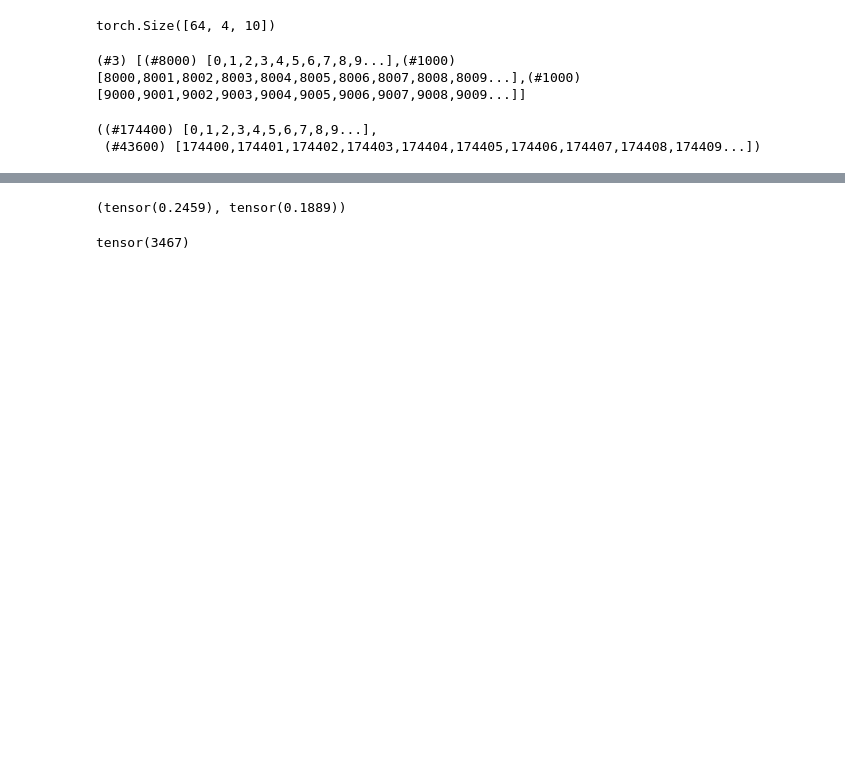
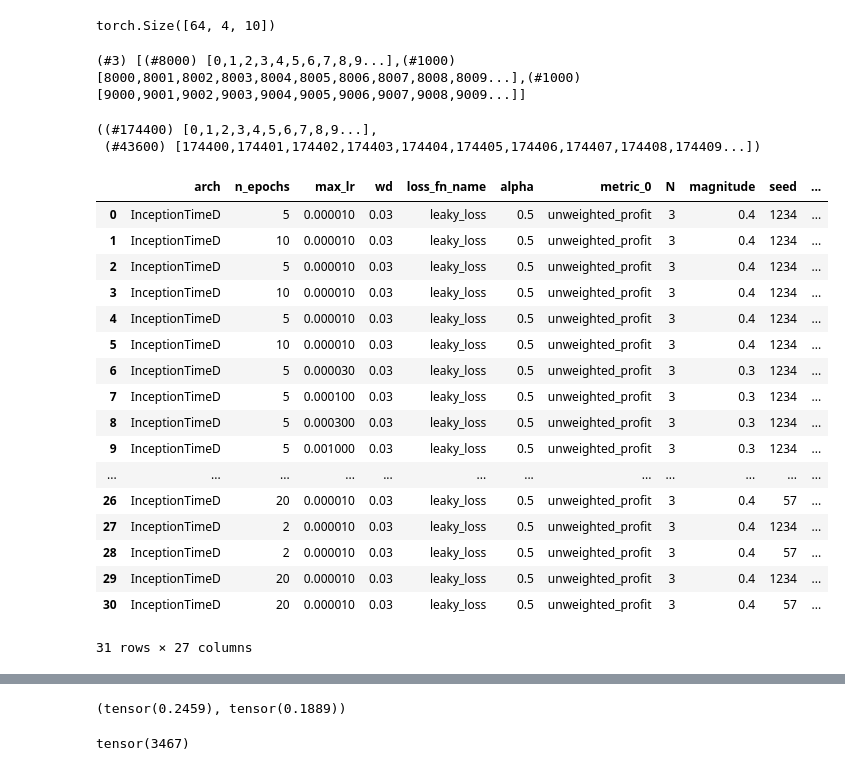
Before and after one commit to Takezo87/torchtools, a Jupyter notebook: _201_exploratory.ipynb, the cells around one changed output, grey strips where cells are left out. Saved outputs shown, nothing was run; the diff lists cells and outputs as text; code cells hidden in the pictures; blank space fills up the shorter version.

```diff
--- a/_201_exploratory.ipynb
+++ b/_201_exploratory.ipynb
@@ -577,6 +566,27 @@ hypers = {'n_epochs': [5], 'max_lr':[1e-5]}
 ###temp test
 df_results_fn='results_script.csv'
 df_results=pd.read_csv(Path('./experiments/results')/df_results_fn)
+# %%
+df_results
+# %% [output]
+|  | arch | n_epochs | max_lr | wd | loss_fn_name | alpha | metric_0 | N | magnitude | seed | ... |
+| 0 | InceptionTimeD | 5 | 0.000010 | 0.03 | leaky_loss | 0.5 | unweighted_profit | 3 | 0.4 | 1234 | ... |
+| 1 | InceptionTimeD | 10 | 0.000010 | 0.03 | leaky_loss | 0.5 | unweighted_profit | 3 | 0.4 | 1234 | ... |
+| 2 | InceptionTimeD | 5 | 0.000010 | 0.03 | leaky_loss | 0.5 | unweighted_profit | 3 | 0.4 | 1234 | ... |
+| 3 | InceptionTimeD | 10 | 0.000010 | 0.03 | leaky_loss | 0.5 | unweighted_profit | 3 | 0.4 | 1234 | ... |
+| 4 | InceptionTimeD | 5 | 0.000010 | 0.03 | leaky_loss | 0.5 | unweighted_profit | 3 | 0.4 | 1234 | ... |
+| 5 | InceptionTimeD | 10 | 0.000010 | 0.03 | leaky_loss | 0.5 | unweighted_profit | 3 | 0.4 | 1234 | ... |
+| 6 | InceptionTimeD | 5 | 0.000030 | 0.03 | leaky_loss | 0.5 | unweighted_profit | 3 | 0.3 | 1234 | ... |
+| 7 | InceptionTimeD | 5 | 0.000100 | 0.03 | leaky_loss | 0.5 | unweighted_profit | 3 | 0.3 | 1234 | ... |
+| 8 | InceptionTimeD | 5 | 0.000300 | 0.03 | leaky_loss | 0.5 | unweighted_profit | 3 | 0.3 | 1234 | ... |
+| 9 | InceptionTimeD | 5 | 0.001000 | 0.03 | leaky_loss | 0.5 | unweighted_profit | 3 | 0.3 | 1234 | ... |
+| ... | ... | ... | ... | ... | ... | ... | ... | ... | ... | ... | ... |
+| 26 | InceptionTimeD | 20 | 0.000010 | 0.03 | leaky_loss | 0.5 | unweighted_profit | 3 | 0.4 | 57 | ... |
+| 27 | InceptionTimeD | 2 | 0.000010 | 0.03 | leaky_loss | 0.5 | unweighted_profit | 3 | 0.4 | 1234 | ... |
+| 28 | InceptionTimeD | 2 | 0.000010 | 0.03 | leaky_loss | 0.5 | unweighted_profit | 3 | 0.4 | 57 | ... |
+| 29 | InceptionTimeD | 20 | 0.000010 | 0.03 | leaky_loss | 0.5 | unweighted_profit | 3 | 0.4 | 1234 | ... |
+| 30 | InceptionTimeD | 20 | 0.000010 | 0.03 | leaky_loss | 0.5 | unweighted_profit | 3 | 0.4 | 57 | ... |
+31 rows × 27 columns
 # %%
 val_preds_fn = df_results.iloc[-1]['val_preds']
 # %%
```
Also changed, not shown: parts of 18 cells of this notebook, 4 other files.
